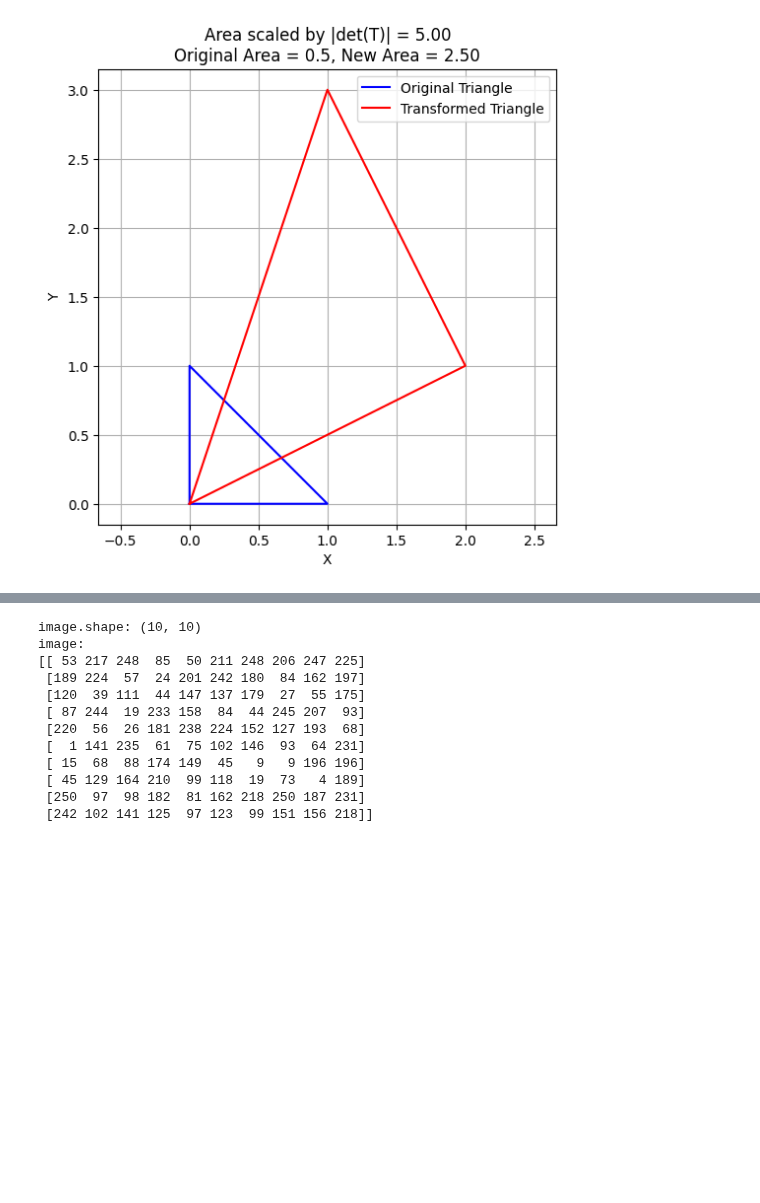
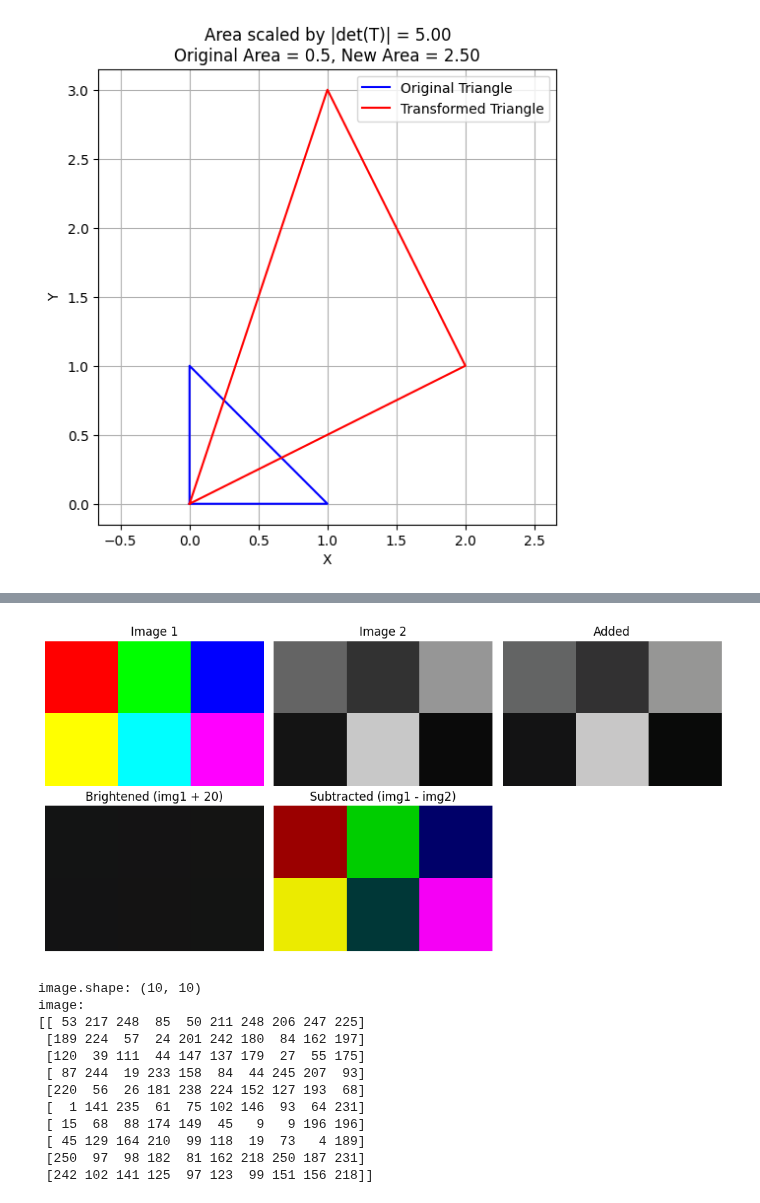
Before and after one commit to ash322ash422/tut_pandas_numpy, a Jupyter notebook: tut_numpy_applic1_LinearTranformation_ImageRepresent_LinearEquation.ipynb, the cells around one changed output, grey strips where cells are left out. Saved outputs shown, nothing was run; the diff lists cells and outputs as text; code cells hidden in the pictures; blank space fills up the shorter version.

```diff
--- a/tut_numpy_applic1_LinearTranformation_ImageRepresent_LinearEquation.ipynb
+++ b/tut_numpy_applic1_LinearTranformation_ImageRepresent_LinearEquation.ipynb
@@ -83,3 +102,51 @@ plt.show()
+# %%
+# Let’s say we have two small color image patches, and we want to apply elementwise
+# operations such as brightness adjustment, image blending, and difference detection.
+
+import numpy as np
+import matplotlib.pyplot as plt
+
+# Define two 2x3 RGB image patches
+img1 = np.array([[[255, 0, 0], [0, 255, 0], [0, 0, 255]],
+                 [[255, 255, 0], [0, 255, 255], [255, 0, 255]]], dtype=np.uint8)
+
+img2 = np.array([[[100, 100, 100], [50, 50, 50], [150, 150, 150]],
+                 [[20, 20, 20], [200, 200, 200], [10, 10, 10]]], dtype=np.uint8)
+
+# Perform pixel-wise operations
+added = np.clip(img1 + img2, 0, 255).astype(np.uint8)
+brightened = np.clip(img1 + 20, 0, 255).astype(np.uint8)
+subtracted = np.clip(img1.astype(int) - img2.astype(int), 0, 255).astype(np.uint8)
+
+# Plotting
+fig, axs = plt.subplots(2, 3, figsize=(10, 5))
+axs[0, 0].imshow(img1)
+axs[0, 0].set_title("Image 1")
+axs[0, 0].axis('off')
+
+axs[0, 1].imshow(img2)
+axs[0, 1].set_title("Image 2")
+axs[0, 1].axis('off')
+
+axs[0, 2].imshow(added)
+axs[0, 2].set_title("Added")
+axs[0, 2].axis('off')
+
+axs[1, 0].imshow(brightened)
+axs[1, 0].set_title("Brightened (img1 + 20)")
+axs[1, 0].axis('off')
+
+axs[1, 1].imshow(subtracted)
+axs[1, 1].set_title("Subtracted (img1 - img2)")
+axs[1, 1].axis('off')
+
+# Hide last subplot
+axs[1, 2].axis('off')
+
+plt.tight_layout()
+plt.show()
+# %% [output]
+[figure, added]
 # %%
 ## 4. Image Processing: Brightness Adjustment
 
```
Also changed, not shown: parts of 1 cell of this notebook, 1 other file.
